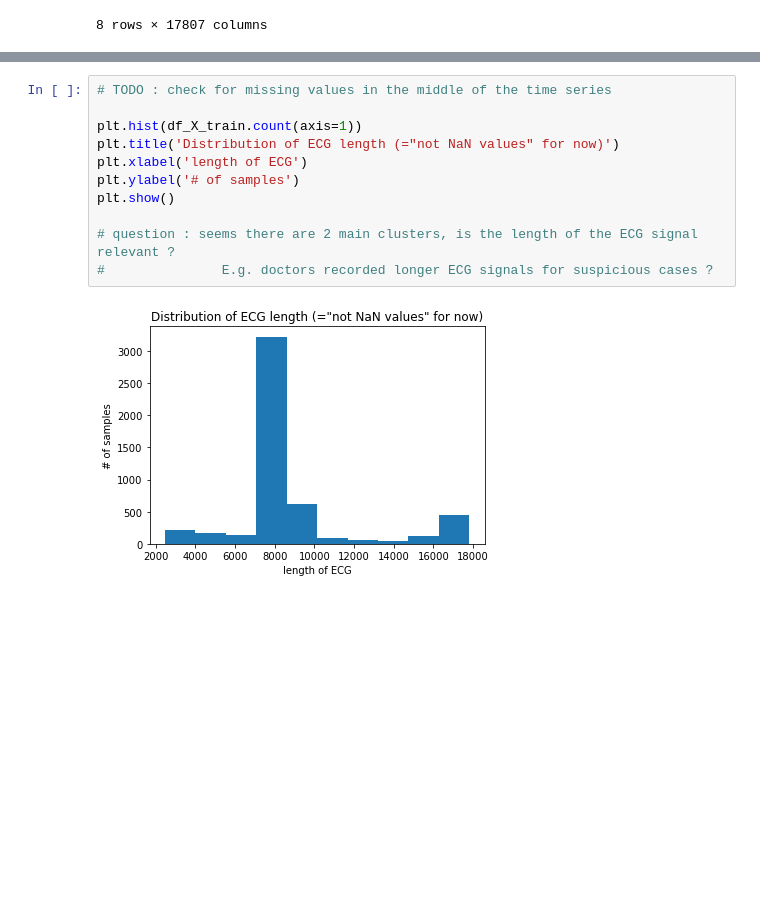
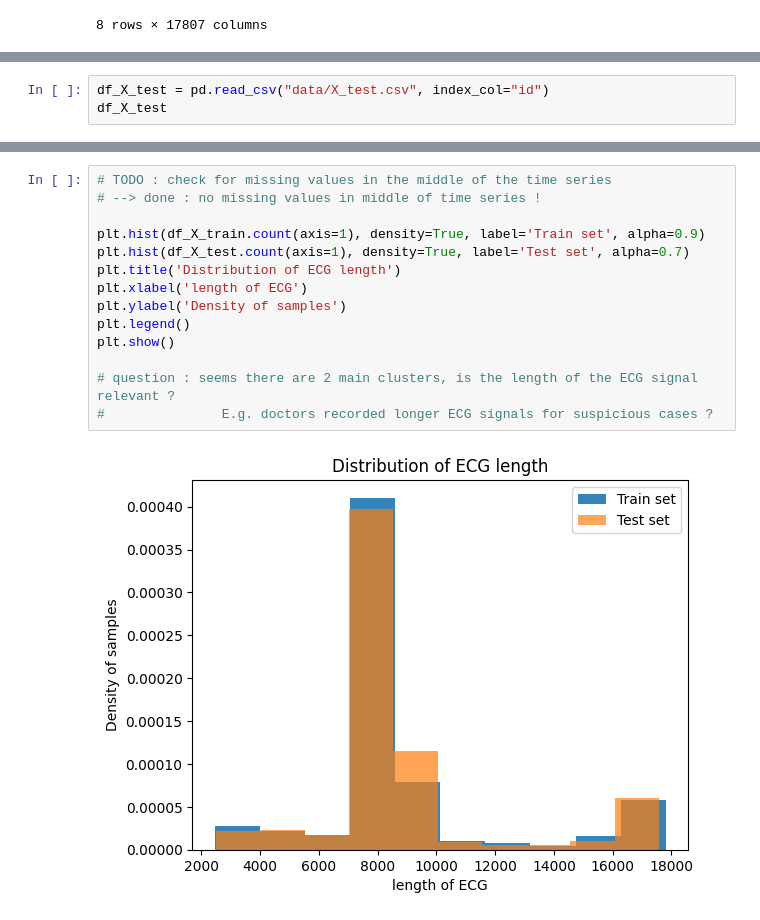
Before and after one commit to richdanis/aml, a Jupyter notebook: task2/data_exploration.ipynb, the cells around one changed output, grey strips where cells are left out. Cells and saved outputs as stored; diff of their text form; blank space fills up the shorter version.

Commit message:
Update data exploration

```diff
--- a/task2/data_exploration.ipynb
+++ b/task2/data_exploration.ipynb
@@ -35,0 +50,3 @@ df_X_train.describe()
+# %%
+df_X_test = pd.read_csv("data/X_test.csv", index_col="id")
+df_X_test
@@ -36,13 +100,16 @@ df_X_train.describe()
 # %%
 # TODO : check for missing values in the middle of the time series
+# --> done : no missing values in middle of time series !
 
-plt.hist(df_X_train.count(axis=1))
-plt.title('Distribution of ECG length (="not NaN values" for now)')
+plt.hist(df_X_train.count(axis=1), density=True, label='Train set', alpha=0.9)
+plt.hist(df_X_test.count(axis=1), density=True, label='Test set', alpha=0.7)
+plt.title('Distribution of ECG length')
 plt.xlabel('length of ECG')
-plt.ylabel('# of samples')
+plt.ylabel('Density of samples')
+plt.legend()
 plt.show()
 
 # question : seems there are 2 main clusters, is the length of the ECG signal relevant ?
 #               E.g. doctors recorded longer ECG signals for suspicious cases ?
 # %% [output]
-[figure, old version]
+[figure, new version]
```
Also changed, not shown: parts of 13 cells of this notebook, 1 other file.
